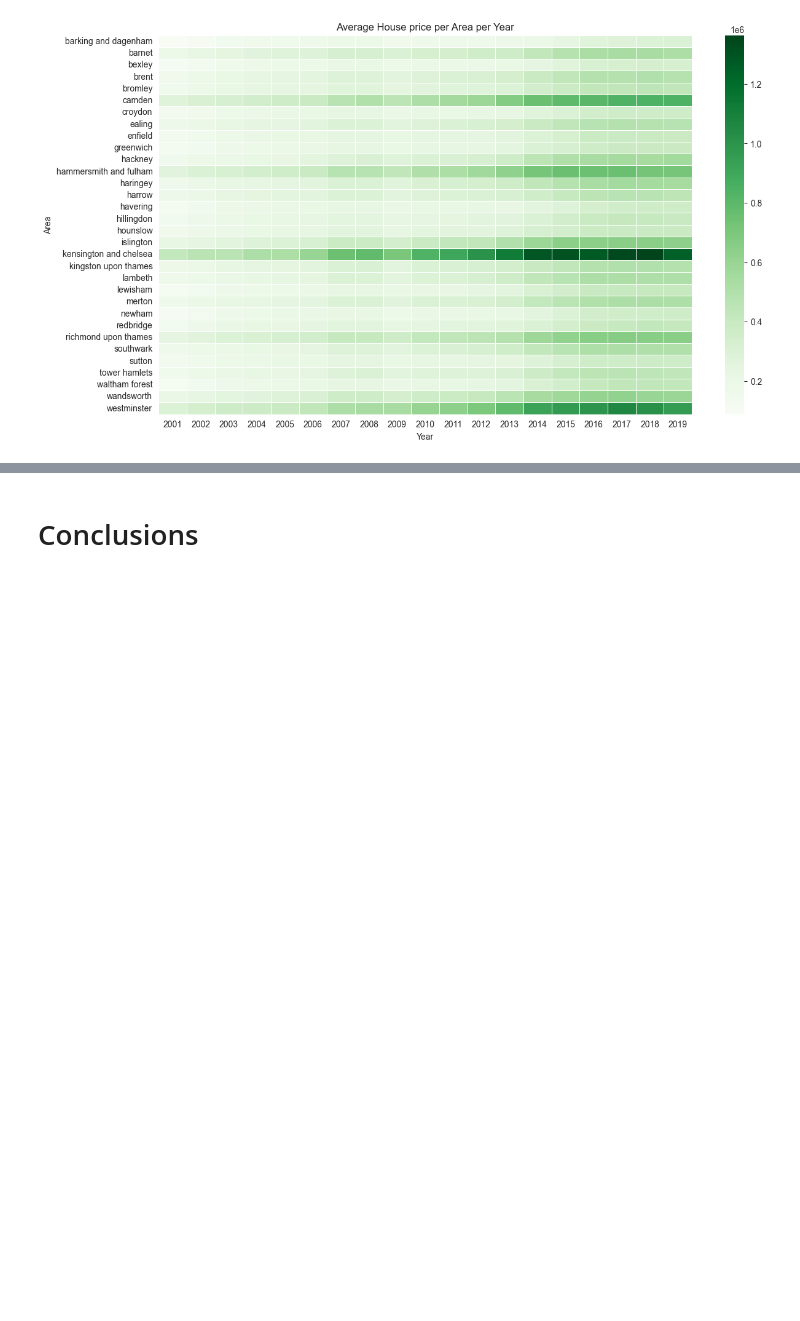
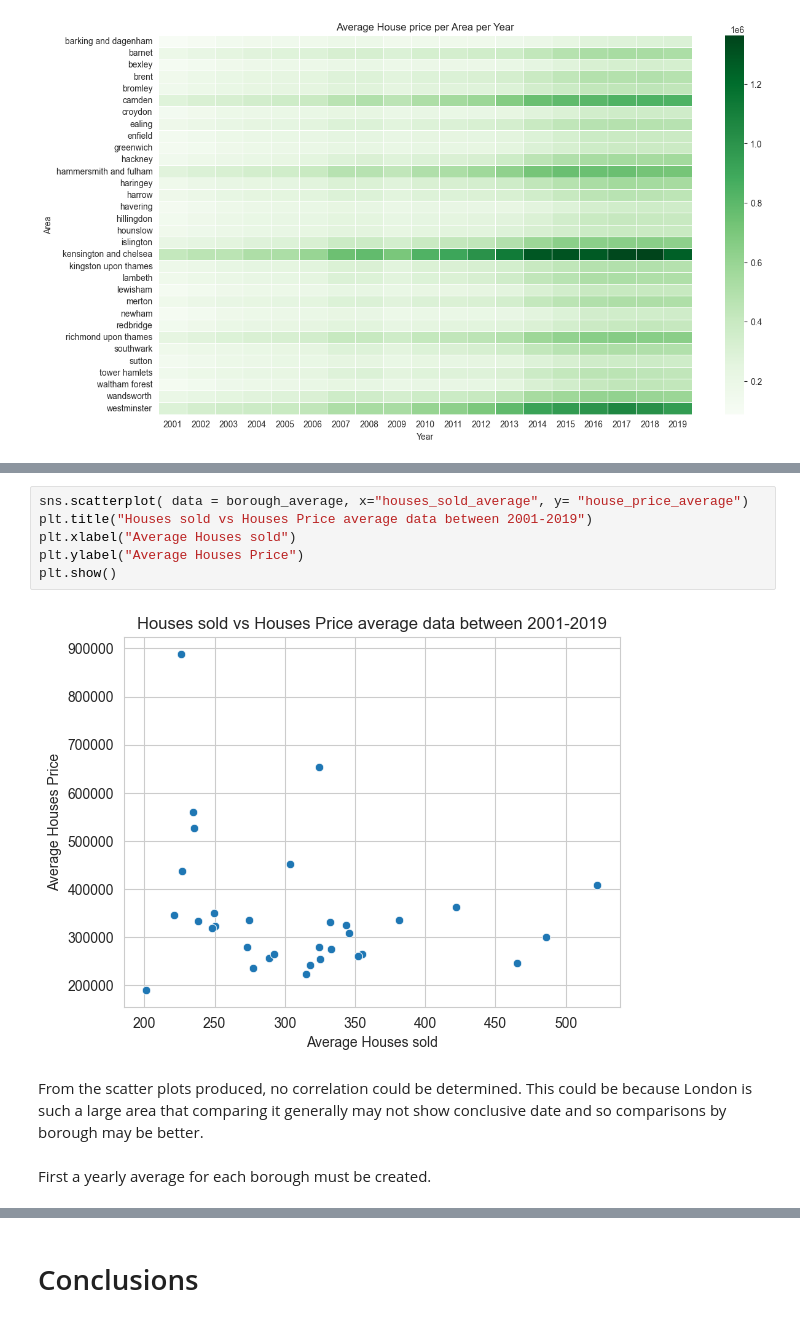
Before and after one commit to naqashb7/london_housing_analysis_project, a Jupyter notebook: jupyter_notebooks/Visualisations.ipynb, the cells around one changed output, grey strips where cells are left out. Cells and saved outputs as stored; diff of their text form; blank space fills up the shorter version.

```diff
--- a/jupyter_notebooks/Visualisations.ipynb
+++ b/jupyter_notebooks/Visualisations.ipynb
@@ -187,0 +216,12 @@ plt.show()
+# %%
+sns.scatterplot( data = borough_average, x="houses_sold_average", y= "house_price_average")
+plt.title("Houses sold vs Houses Price average data between 2001-2019")
+plt.xlabel("Average Houses sold")
+plt.ylabel("Average Houses Price")
+plt.show()
+# %% [output]
+[figure, added]
+# %% [markdown]
+From the scatter plots produced, no correlation could be determined. This could be because London is such a large area that comparing it generally may not show conclusive date and so comparisons by borough may be better.
+# %% [markdown]
+First a yearly average for each borough must be created.
```
Also changed, not shown: parts of 24 cells of this notebook, 3 other files.
